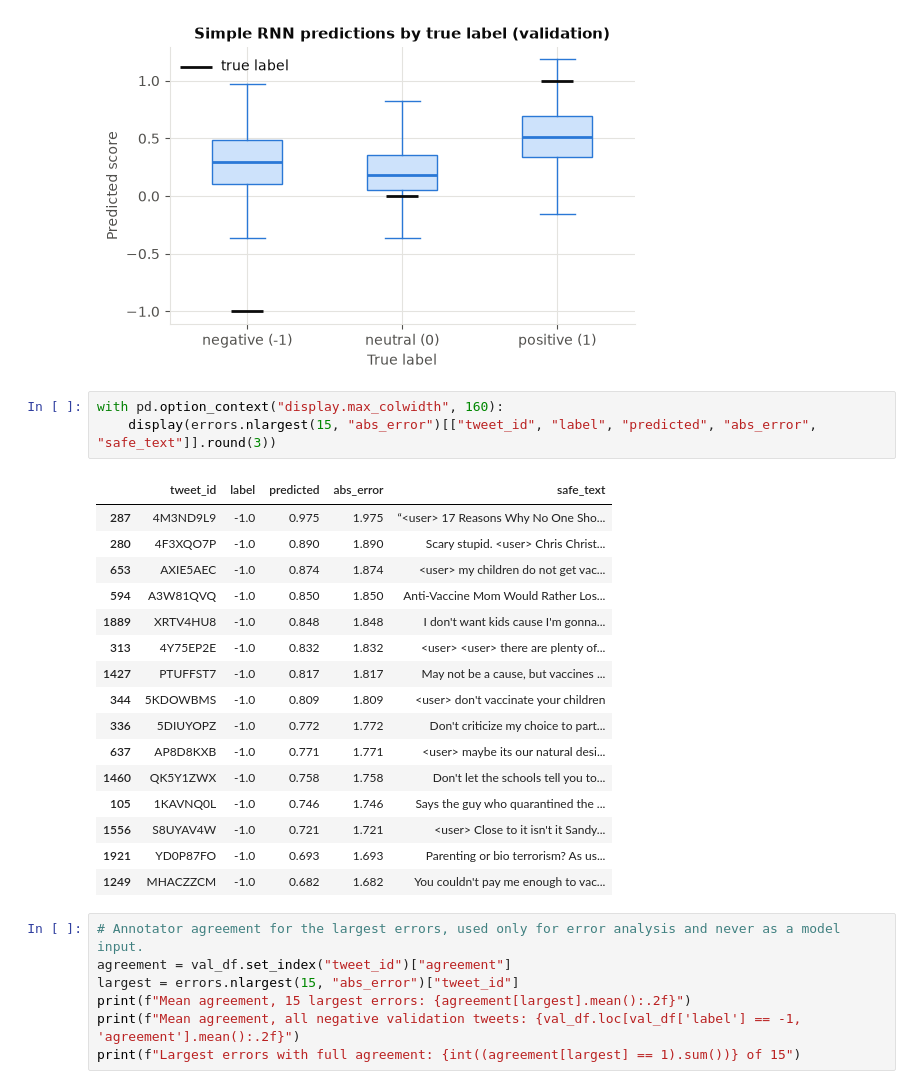
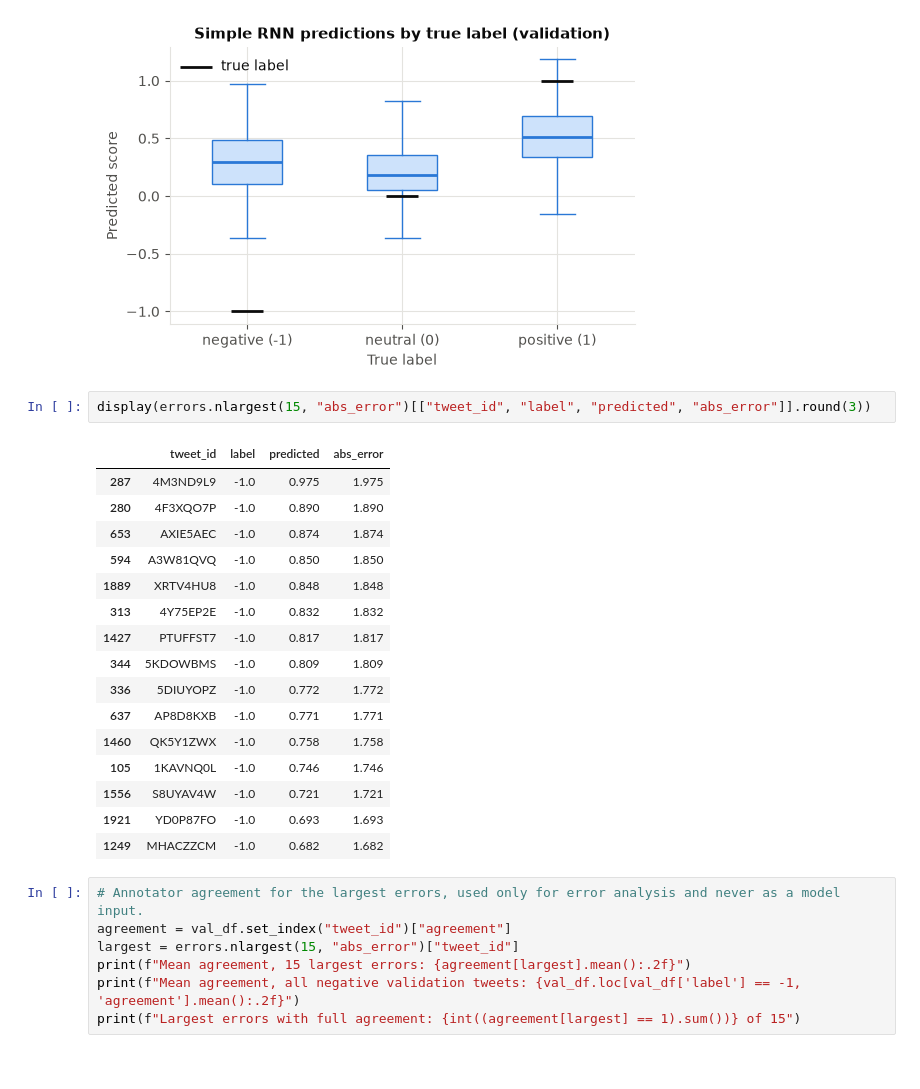
Before and after one commit to Adossi-design/vaccine-sentiment-sequential-models, a Jupyter notebook: notebooks/02_simple_rnn.ipynb, the cells around one changed output. Cells and saved outputs as stored; diff of their text form.

Commit message:
Remove tweet text and update the stale comparison in notebook 02

```diff
--- a/notebooks/02_simple_rnn.ipynb
+++ b/notebooks/02_simple_rnn.ipynb
@@ -568,25 +568,24 @@ plt.show()
 Validation MAE 0.4458 (RMSE 0.5855); 9.2% of validation tweets are off by more than one class step
 [figure]
 # %%
-with pd.option_context("display.max_colwidth", 160):
-    display(errors.nlargest(15, "abs_error")[["tweet_id", "label", "predicted", "abs_error", "safe_text"]].round(3))
+display(errors.nlargest(15, "abs_error")[["tweet_id", "label", "predicted", "abs_error"]].round(3))
 # %% [output]
-|  | tweet_id | label | predicted | abs_error | safe_text |
-| 287 | 4M3ND9L9 | -1.0 | 0.975 | 1.975 | “<user> 17 Reasons Why No One Sho... |
-| 280 | 4F3XQO7P | -1.0 | 0.890 | 1.890 | Scary stupid. <user> Chris Christ... |
-| 653 | AXIE5AEC | -1.0 | 0.874 | 1.874 | <user> my children do not get vac... |
-| 594 | A3W81QVQ | -1.0 | 0.850 | 1.850 | Anti-Vaccine Mom Would Rather Los... |
-| 1889 | XRTV4HU8 | -1.0 | 0.848 | 1.848 | I don't want kids cause I'm gonna... |
-| 313 | 4Y75EP2E | -1.0 | 0.832 | 1.832 | <user> <user> there are plenty of... |
-| 1427 | PTUFFST7 | -1.0 | 0.817 | 1.817 | May not be a cause, but vaccines ... |
-| 344 | 5KDOWBMS | -1.0 | 0.809 | 1.809 | <user> don't vaccinate your children |
-| 336 | 5DIUYOPZ | -1.0 | 0.772 | 1.772 | Don't criticize my choice to part... |
-| 637 | AP8D8KXB | -1.0 | 0.771 | 1.771 | <user> maybe its our natural desi... |
-| 1460 | QK5Y1ZWX | -1.0 | 0.758 | 1.758 | Don't let the schools tell you to... |
-| 105 | 1KAVNQ0L | -1.0 | 0.746 | 1.746 | Says the guy who quarantined the ... |
-| 1556 | S8UYAV4W | -1.0 | 0.721 | 1.721 | <user> Close to it isn't it Sandy... |
-| 1921 | YD0P87FO | -1.0 | 0.693 | 1.693 | Parenting or bio terrorism? As us... |
-| 1249 | MHACZZCM | -1.0 | 0.682 | 1.682 | You couldn't pay me enough to vac... |
+|  | tweet_id | label | predicted | abs_error |
+| 287 | 4M3ND9L9 | -1.0 | 0.975 | 1.975 |
+| 280 | 4F3XQO7P | -1.0 | 0.890 | 1.890 |
+| 653 | AXIE5AEC | -1.0 | 0.874 | 1.874 |
+| 594 | A3W81QVQ | -1.0 | 0.850 | 1.850 |
+| 1889 | XRTV4HU8 | -1.0 | 0.848 | 1.848 |
+| 313 | 4Y75EP2E | -1.0 | 0.832 | 1.832 |
+| 1427 | PTUFFST7 | -1.0 | 0.817 | 1.817 |
+| 344 | 5KDOWBMS | -1.0 | 0.809 | 1.809 |
+| 336 | 5DIUYOPZ | -1.0 | 0.772 | 1.772 |
+| 637 | AP8D8KXB | -1.0 | 0.771 | 1.771 |
+| 1460 | QK5Y1ZWX | -1.0 | 0.758 | 1.758 |
+| 105 | 1KAVNQ0L | -1.0 | 0.746 | 1.746 |
+| 1556 | S8UYAV4W | -1.0 | 0.721 | 1.721 |
+| 1921 | YD0P87FO | -1.0 | 0.693 | 1.693 |
+| 1249 | MHACZZCM | -1.0 | 0.682 | 1.682 |
 # %%
 # Annotator agreement for the largest errors, used only for error analysis and never as a model input.
 agreement = val_df.set_index("tweet_id")["agreement"]
```
Also changed, not shown: parts of 8 cells of this notebook, 2 other files.
